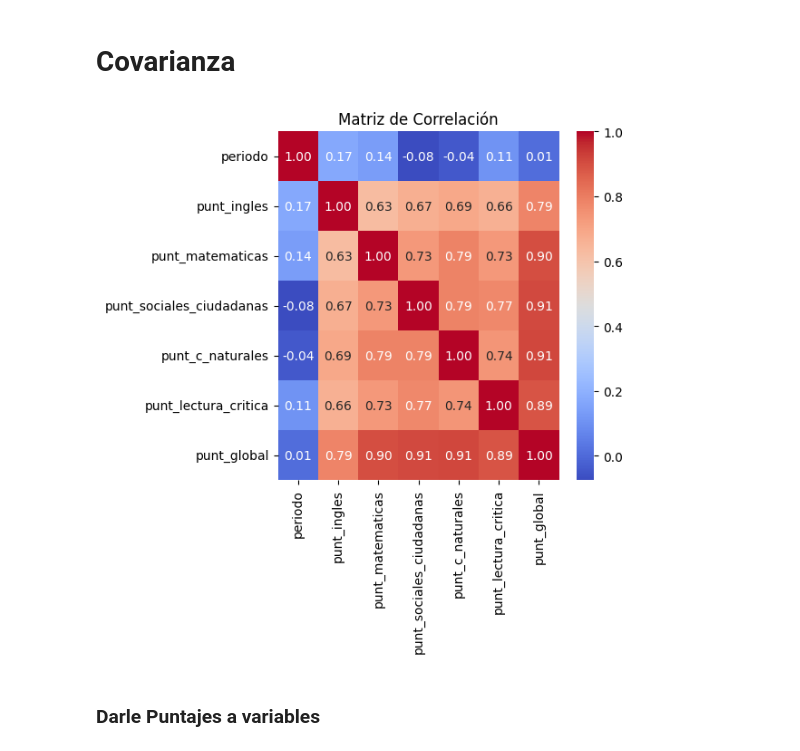
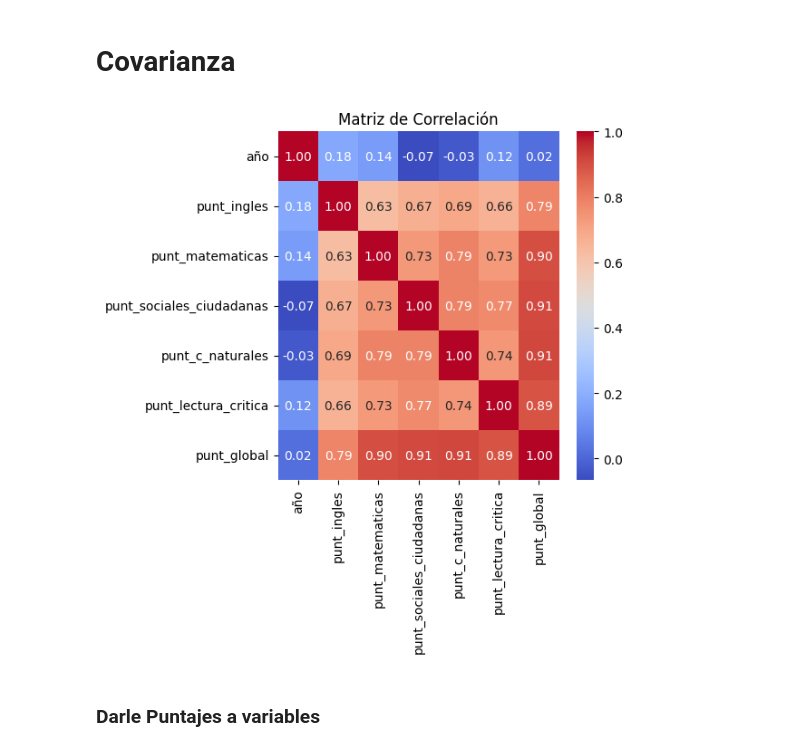
Before and after one commit to juancamilogoomezz/Proyecto-1, a Jupyter notebook: Notebook Consultas Violencia.ipynb, the cells around one changed output. Drawn from its saved outputs; the diff is of its cells as text; code cells hidden in the pictures.

```diff
--- a/Notebook Consultas Violencia.ipynb
+++ b/Notebook Consultas Violencia.ipynb
@@ -70,3 +70,6 @@ Name: count, dtype: int64
 # Descripción Breve Estadística
 # %%
 df.describe()
+df["periodo"].value_counts()
+df["año"]=df["periodo"].astype(str).str[:4]
+#df["año"].value_counts().sort_index()
@@ -98,14 +91,14 @@ df[["punt_ingles","punt_matematicas",
 # %% [markdown]
 # Covarianza
 # %%
-numericas=df[["periodo","punt_ingles","punt_matematicas","punt_sociales_ciudadanas","punt_c_naturales","punt_lectura_critica","punt_global"]]
+numericas=df[["año","punt_ingles","punt_matematicas","punt_sociales_ciudadanas","punt_c_naturales","punt_lectura_critica","punt_global"]]
 plt.figure(figsize=(5,5))
 sns.heatmap(numericas.corr(), cmap="coolwarm", annot=True, fmt=".2f")
 
 plt.title("Matriz de Correlación")
 plt.show()
 # %% [output]
-[figure, old version]
+[figure, new version]
 # %% [markdown]
 ### Darle Puntajes a variables
 # %%
```
Also changed, not shown: parts of 28 cells of this notebook, 2 other files.
